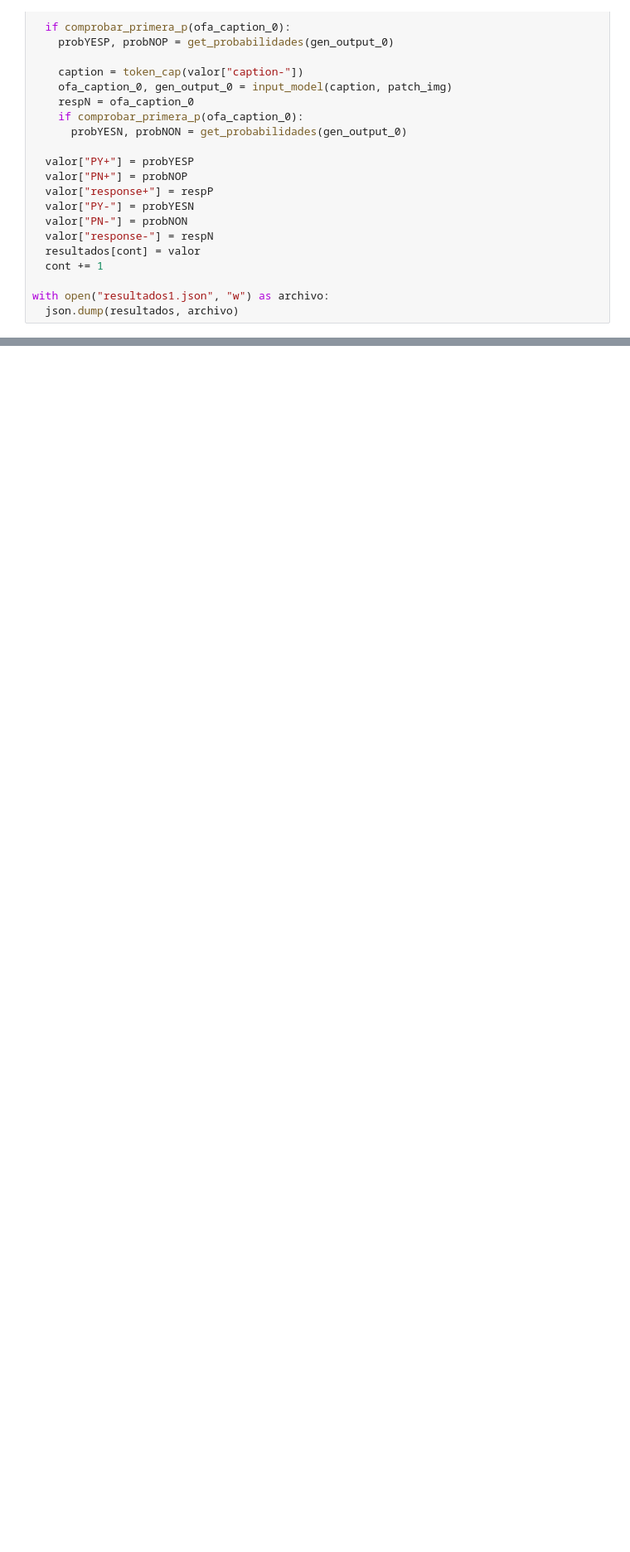
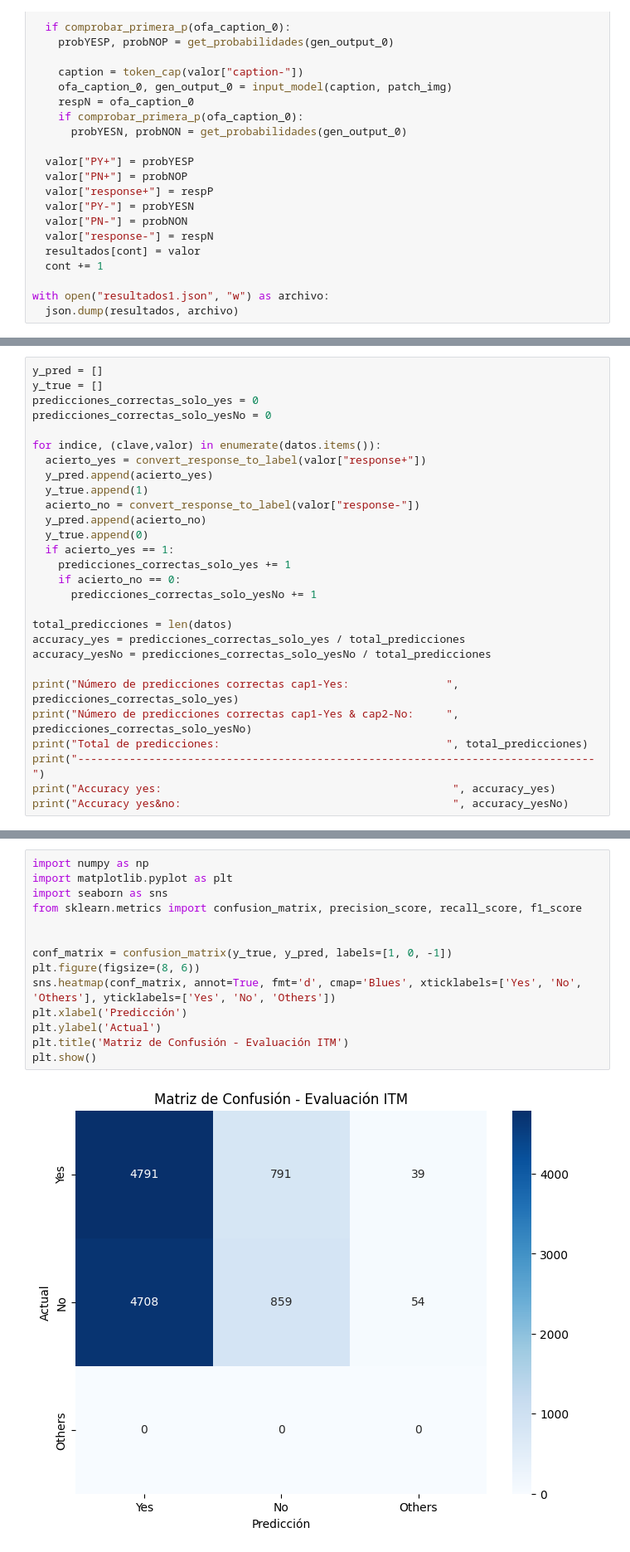
Before and after one commit to sarenales/VSR-Retrieval, a Jupyter notebook: Analisis_OFAVSR.ipynb, the cells around one changed output, grey strips where cells are left out. Shown at 83% size. Cells and saved outputs as stored; diff of their text form; blank space fills up the shorter version.

```diff
--- a/Analisis_OFAVSR.ipynb
+++ b/Analisis_OFAVSR.ipynb
@@ -470,0 +350,28 @@ Passing `palette` without assigning `hue` is deprecated and will be removed in v
+# %%
+y_pred = []
+y_true = []
+predicciones_correctas_solo_yes = 0
+predicciones_correctas_solo_yesNo = 0
+
+for indice, (clave,valor) in enumerate(datos.items()):
+  acierto_yes = convert_response_to_label(valor["response+"])
+  y_pred.append(acierto_yes)
+  y_true.append(1)
+  acierto_no = convert_response_to_label(valor["response-"])
+  y_pred.append(acierto_no)
+  y_true.append(0)
+  if acierto_yes == 1:
+    predicciones_correctas_solo_yes += 1
+    if acierto_no == 0:
+      predicciones_correctas_solo_yesNo += 1
+
+total_predicciones = len(datos)
+accuracy_yes = predicciones_correctas_solo_yes / total_predicciones
+accuracy_yesNo = predicciones_correctas_solo_yesNo / total_predicciones
+
+print("Número de predicciones correctas cap1-Yes:               ", predicciones_correctas_solo_yes)
+print("Número de predicciones correctas cap1-Yes & cap2-No:     ", predicciones_correctas_solo_yesNo)
+print("Total de predicciones:                                   ", total_predicciones)
+print("--------------------------------------------------------------------------------")
+print("Accuracy yes:                                             ", accuracy_yes)
+print("Accuracy yes&no:                                          ", accuracy_yesNo)
@@ -471,3 +385,19 @@ Passing `palette` without assigning `hue` is deprecated and will be removed in v
+# %%
+import numpy as np
+import matplotlib.pyplot as plt
+import seaborn as sns
+from sklearn.metrics import confusion_matrix, precision_score, recall_score, f1_score
+
+
+conf_matrix = confusion_matrix(y_true, y_pred, labels=[1, 0, -1])
+plt.figure(figsize=(8, 6))
+sns.heatmap(conf_matrix, annot=True, fmt='d', cmap='Blues', xticklabels=['Yes', 'No', 'Others'], yticklabels=['Yes', 'No', 'Others'])
+plt.xlabel('Predicción')
+plt.ylabel('Actual')
+plt.title('Matriz de Confusión - Evaluación ITM')
+plt.show()
+# %% [output]
+[figure, added]
 # %% [markdown]
 # **Evaluación 2**: Probabilidades (Logits)
 
```
Also changed, not shown: parts of 29 cells of this notebook.
